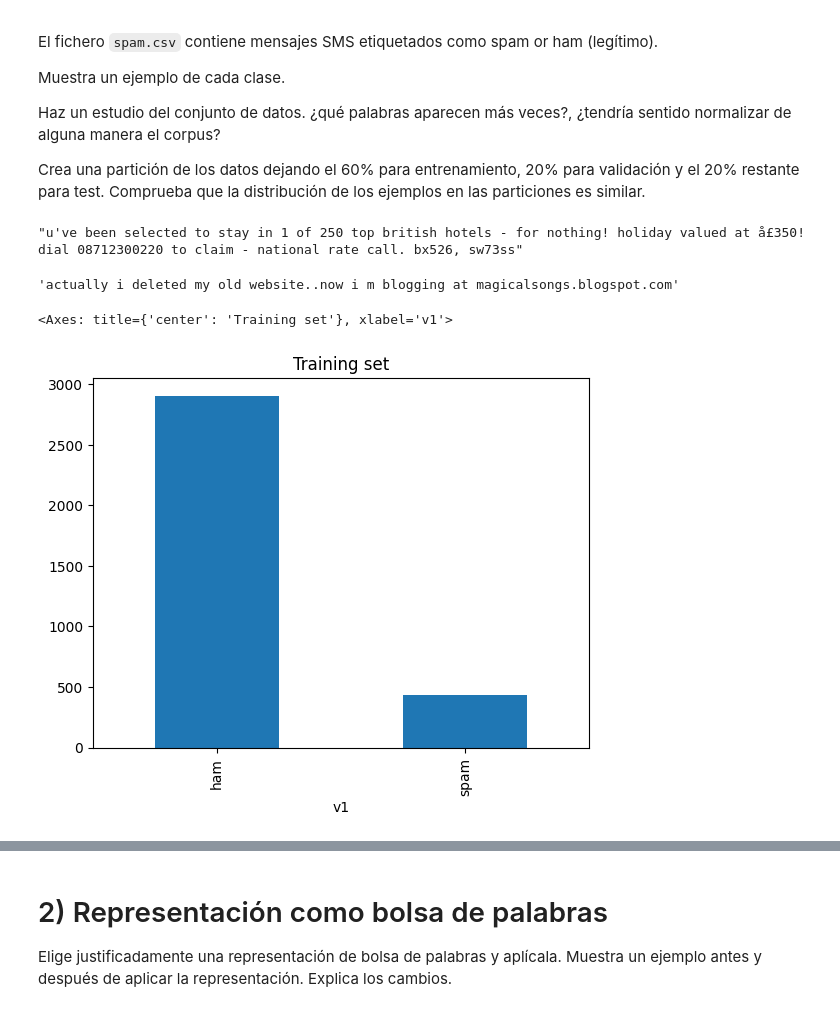
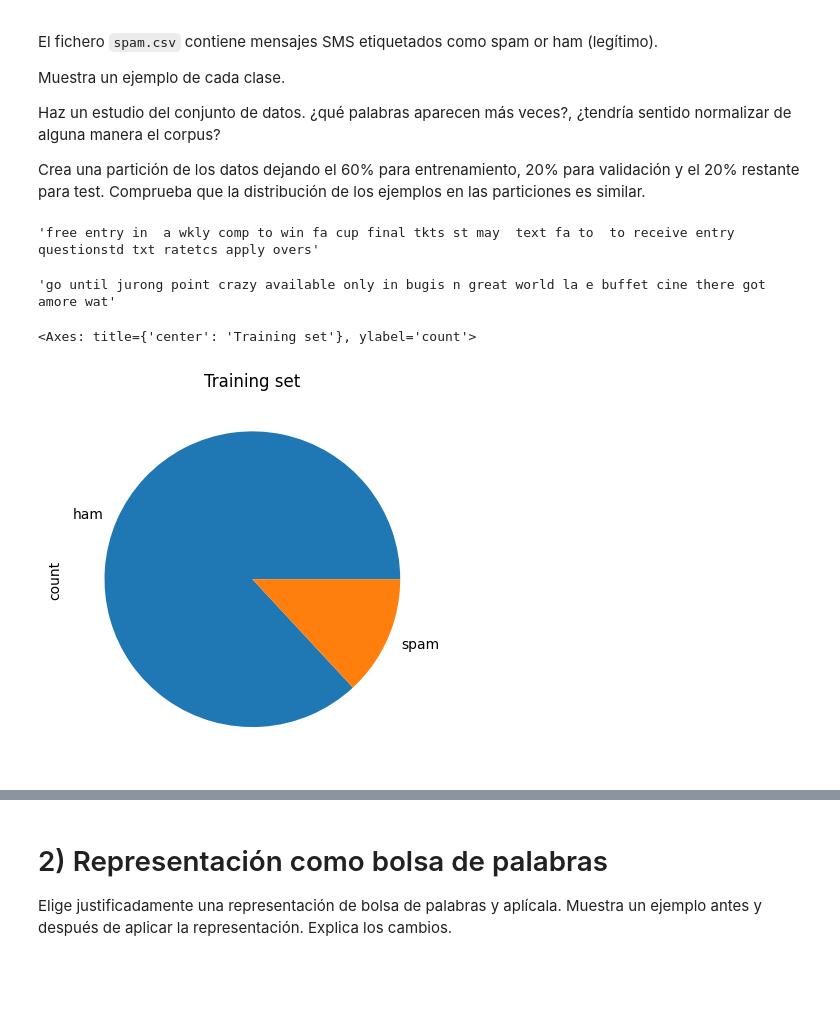
Before and after one commit to ALK222/IA2, a Jupyter notebook: labs/2024/lab4/P4_pln_2324_enunciado.ipynb, the cells around one changed output, grey strips where cells are left out. Drawn from its saved outputs; the diff is of its cells as text; code cells hidden in the pictures; blank space fills up the shorter version.

```diff
--- a/labs/2024/lab4/P4_pln_2324_enunciado.ipynb
+++ b/labs/2024/lab4/P4_pln_2324_enunciado.ipynb
@@ -32,25 +37,38 @@ ham = data.loc[data['v1'] == 'ham'].sample(5, random_state=RANDOM_STATE)
-# %%
-def preprocess_data(mail):
-    mail = mail.lower()
-    mail = mail.replace('subject', '')
-    return mail
-
-spam['v2'] = spam['v2'].apply(preprocess_data)
-ham['v2'] = ham['v2'].apply(preprocess_data)
+# %%
+import string
+import numpy as np
+def preprocess_data(doc):
+    # lower case and remove special characters\whitespaces
+    doc = re.sub(r'[^a-zA-Z\s]', '', doc, re.I|re.A)
+    doc = doc.lower()
+    doc = doc.strip()
+    # tokenize document
+    tokens = wpt.tokenize(doc)
+    # filter stopwords out of document
+    filtered_tokens = [token for token in tokens if token not in stop_words]
+    # re-create document from filtered tokens
+    doc = ' '.join(filtered_tokens)
+    return doc
+
+vec_preprocess_data = np.vectorize(preprocess_data)
+
+data['v2'] = vec_preprocess_data(data['v2'])
+spam = data[data['v1'] == 'spam']
+ham = data[data['v1'] == 'ham']
 # %%
 spam.iloc[0]['v2']
 # %% [output]
-"u've been selected to stay in 1 of 250 top british hotels - for nothing! holiday valued at å£350! dial 08712300220 to claim - national rate call. bx526, sw73ss"
+'free entry in  a wkly comp to win fa cup final tkts st may  text fa to  to receive entry questionstd txt ratetcs apply overs'
 # %%
 ham.iloc[0]['v2']
 # %% [output]
-'actually i deleted my old website..now i m blogging at magicalsongs.blogspot.com'
+'go until jurong point crazy available only in bugis n great world la e buffet cine there got amore wat'
 # %%
 X_train, X_test, y_train, y_test = train_test_split(data['v2'], data['v1'], test_size=0.4, random_state=RANDOM_STATE)
 X_test, X_val, y_test, y_val = train_test_split(X_test, y_test, test_size=0.5, random_state=RANDOM_STATE)
 # %%
-y_train.value_counts().plot(kind='bar', title='Training set')
+y_train.value_counts().plot(kind='pie', title='Training set')
 # %% [output]
-<Axes: title={'center': 'Training set'}, xlabel='v1'>
+<Axes: title={'center': 'Training set'}, ylabel='count'>
-[figure, old version]
+[figure, new version]
 # %%
```
Also changed, not shown: parts of 20 cells of this notebook, 2 other files.
